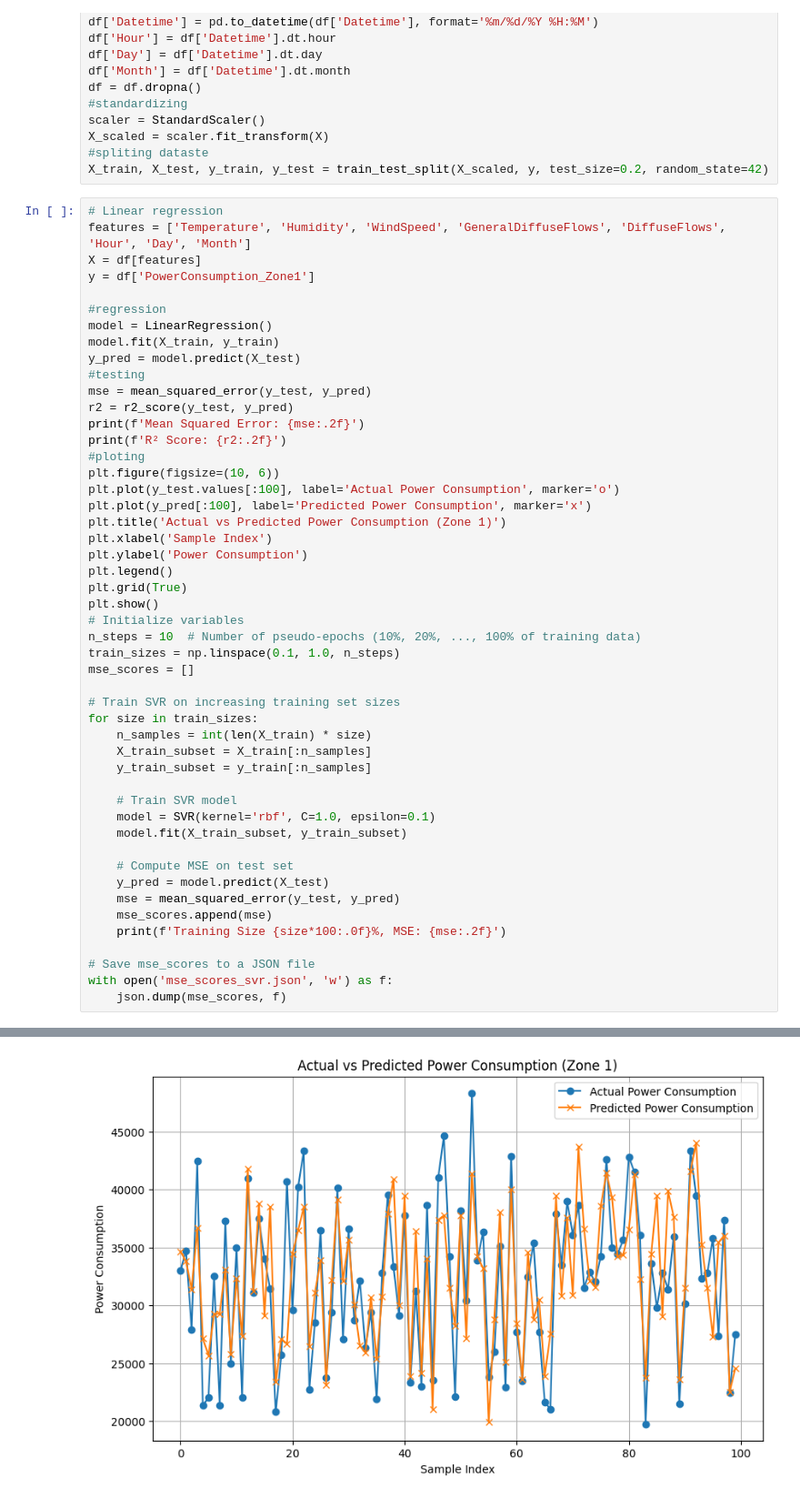
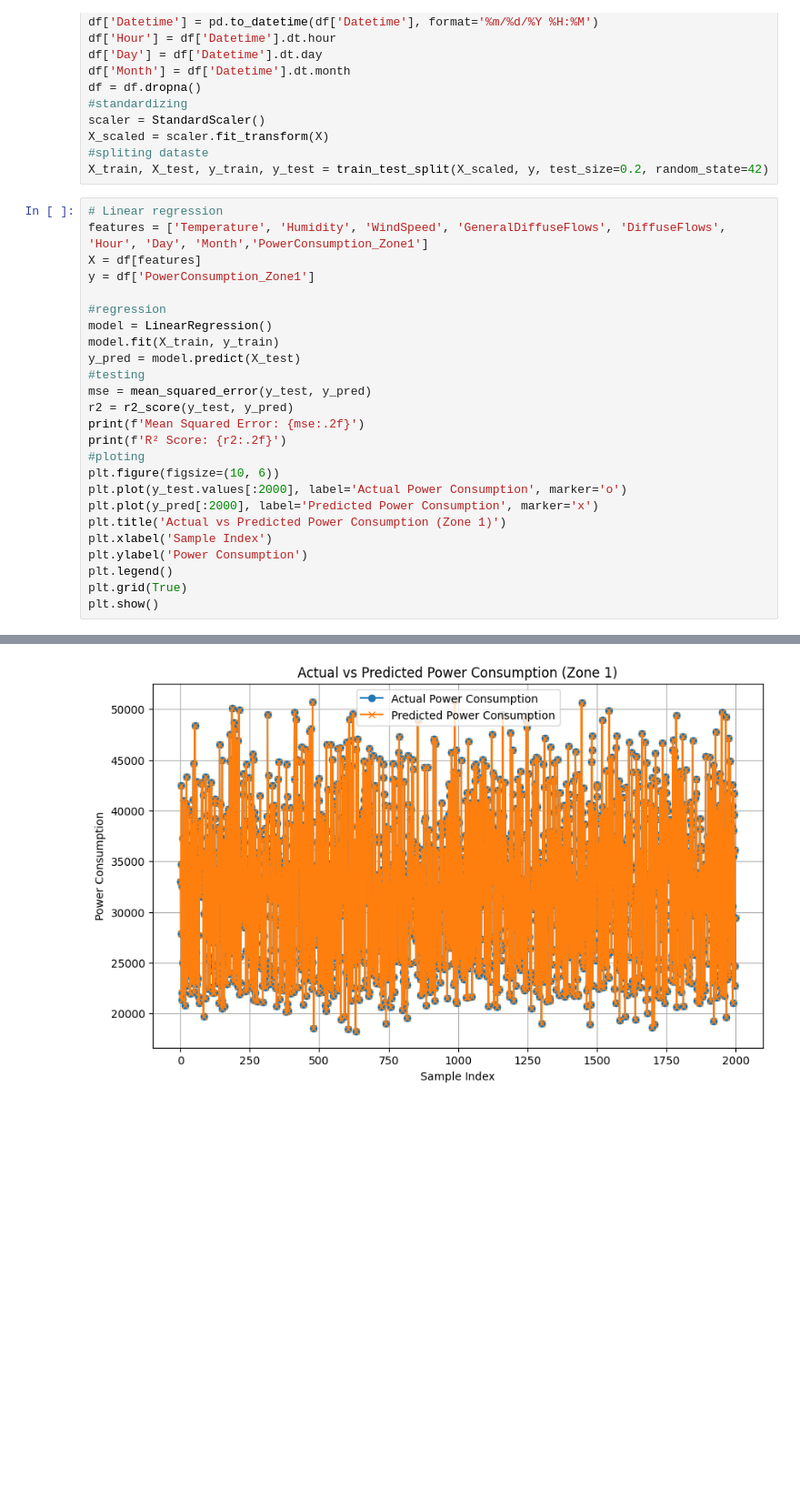
Before and after one commit to aditya2k5/Forecasting-electric-load-using_ML, a Jupyter notebook: Load_prediction_best_model.ipynb, the cells around one changed output, grey strips where cells are left out. Shown at 91% size. Drawn from its saved outputs; the diff is of its cells as text; blank space fills up the shorter version.

```diff
--- a/Load_prediction_best_model.ipynb
+++ b/Load_prediction_best_model.ipynb
@@ -58,7 +58,7 @@ X_scaled = scaler.fit_transform(X)
 X_train, X_test, y_train, y_test = train_test_split(X_scaled, y, test_size=0.2, random_state=42)
 # %%
 # Linear regression
-features = ['Temperature', 'Humidity', 'WindSpeed', 'GeneralDiffuseFlows', 'DiffuseFlows', 'Hour', 'Day', 'Month']
+features = ['Temperature', 'Humidity', 'WindSpeed', 'GeneralDiffuseFlows', 'DiffuseFlows', 'Hour', 'Day', 'Month','PowerConsumption_Zone1']
 X = df[features]
 y = df['PowerConsumption_Zone1']
 
@@ -73,36 +73,12 @@ print(f'Mean Squared Error: {mse:.2f}')
 print(f'R² Score: {r2:.2f}')
 #ploting
 plt.figure(figsize=(10, 6))
-plt.plot(y_test.values[:100], label='Actual Power Consumption', marker='o')
-plt.plot(y_pred[:100], label='Predicted Power Consumption', marker='x')
+plt.plot(y_test.values[:2000], label='Actual Power Consumption', marker='o')
+plt.plot(y_pred[:2000], label='Predicted Power Consumption', marker='x')
 plt.title('Actual vs Predicted Power Consumption (Zone 1)')
 plt.xlabel('Sample Index')
 plt.ylabel('Power Consumption')
 plt.legend()
 plt.grid(True)
 plt.show()
-# Initialize variables
-n_steps = 10  # Number of pseudo-epochs (10%, 20%, ..., 100% of training data)
-train_sizes = np.linspace(0.1, 1.0, n_steps)
-mse_scores = []
-
-# Train SVR on increasing training set sizes
-for size in train_sizes:
-    n_samples = int(len(X_train) * size)
-    X_train_subset = X_train[:n_samples]
-    y_train_subset = y_train[:n_samples]
-
-    # Train SVR model
-    model = SVR(kernel='rbf', C=1.0, epsilon=0.1)
-    model.fit(X_train_subset, y_train_subset)
-
-    # Compute MSE on test set
-    y_pred = model.predict(X_test)
-    mse = mean_squared_error(y_test, y_pred)
-    mse_scores.append(mse)
-    print(f'Training Size {size*100:.0f}%, MSE: {mse:.2f}')
-
-# Save mse_scores to a JSON file
-with open('mse_scores_svr.json', 'w') as f:
-    json.dump(mse_scores, f)
 # %% [output]
@@ -111 +87 @@ R² Score: 0.64
-[figure, old version]
+[figure, new version]
```
Also changed, not shown: parts of 5 cells of this notebook.
